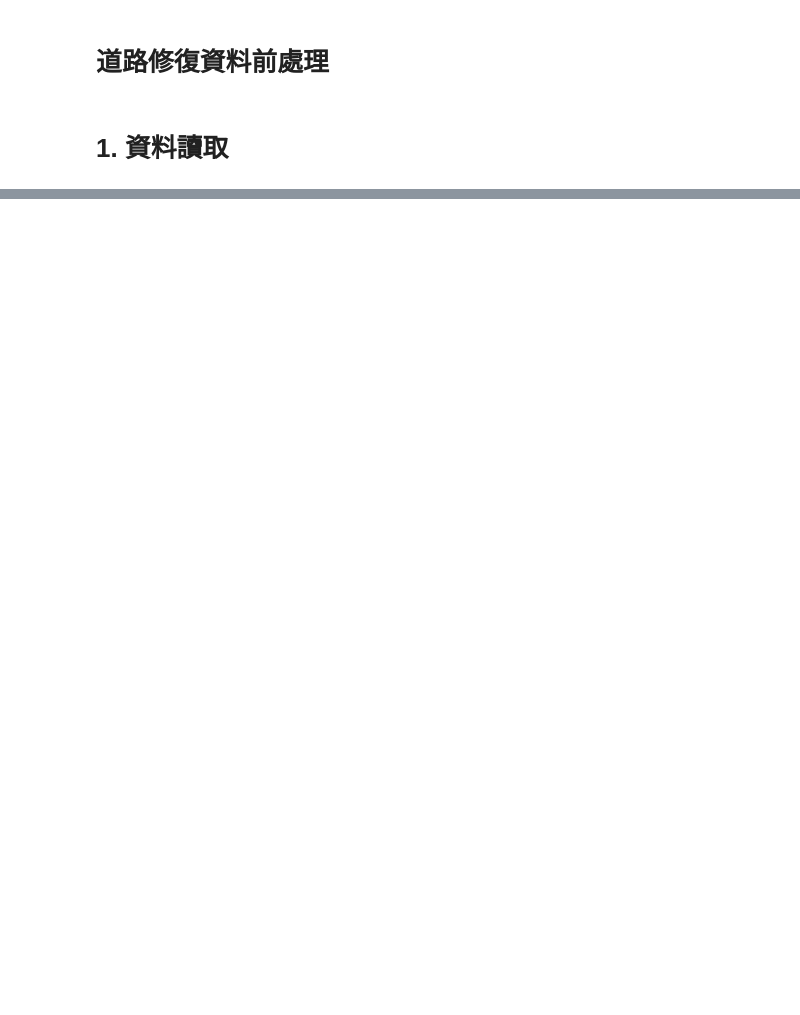
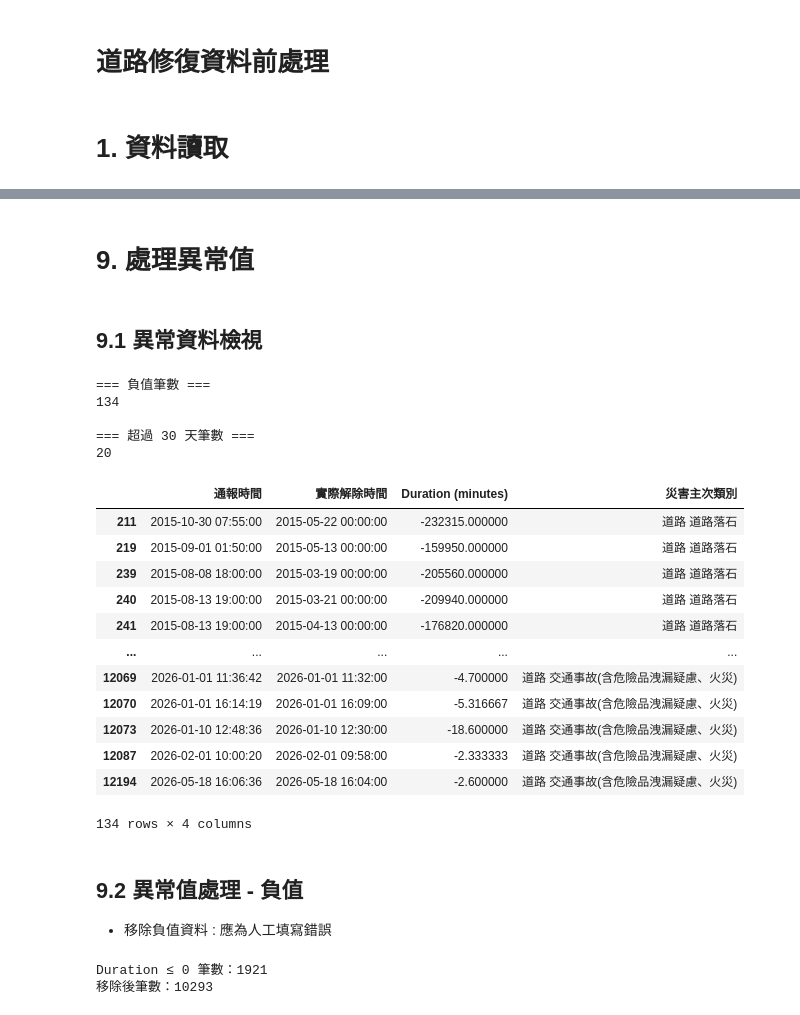
Before and after one commit to jungswork/06_Road_Repar_Time, a Jupyter notebook: 01_road_data_preprocessing.ipynb, the cells around one changed output, grey strips where cells are left out. Saved outputs shown, nothing was run; the diff lists cells and outputs as text; code cells hidden in the pictures; blank space fills up the shorter version.

```diff
--- a/01_road_data_preprocessing.ipynb
+++ b/01_road_data_preprocessing.ipynb
@@ -28,0 +226,48 @@ df_raw.head()
+# %% [markdown]
+# 9. 處理異常值
+# %% [markdown]
+## 9.1 異常資料檢視
+# %%
+# 負值
+print("=== 負值筆數 ===")
+print((df["Duration (minutes)"] < 0).sum())
+
+# 超大值（超過 30 天 = 43,200 分鐘）
+print("\n=== 超過 30 天筆數 ===")
+print((df["Duration (minutes)"] > 43_200).sum())
+
+# 預覽極端值
+df[df["Duration (minutes)"] < 0][["通報時間", "實際解除時間", "Duration (minutes)", "災害主次類別"]]
+# %% [output]
+=== 負值筆數 ===
+134
+
+=== 超過 30 天筆數 ===
+20
+|  | 通報時間 | 實際解除時間 | Duration (minutes) | 災害主次類別 |
+| 211 | 2015-10-30 07:55:00 | 2015-05-22 00:00:00 | -232315.000000 | 道路 道路落石 |
+| 219 | 2015-09-01 01:50:00 | 2015-05-13 00:00:00 | -159950.000000 | 道路 道路落石 |
+| 239 | 2015-08-08 18:00:00 | 2015-03-19 00:00:00 | -205560.000000 | 道路 道路落石 |
+| 240 | 2015-08-13 19:00:00 | 2015-03-21 00:00:00 | -209940.000000 | 道路 道路落石 |
+| 241 | 2015-08-13 19:00:00 | 2015-04-13 00:00:00 | -176820.000000 | 道路 道路落石 |
+| ... | ... | ... | ... | ... |
+| 12069 | 2026-01-01 11:36:42 | 2026-01-01 11:32:00 | -4.700000 | 道路 交通事故(含危險品洩漏疑慮、火災) |
+| 12070 | 2026-01-01 16:14:19 | 2026-01-01 16:09:00 | -5.316667 | 道路 交通事故(含危險品洩漏疑慮、火災) |
+| 12073 | 2026-01-10 12:48:36 | 2026-01-10 12:30:00 | -18.600000 | 道路 交通事故(含危險品洩漏疑慮、火災) |
+| 12087 | 2026-02-01 10:00:20 | 2026-02-01 09:58:00 | -2.333333 | 道路 交通事故(含危險品洩漏疑慮、火災) |
+| 12194 | 2026-05-18 16:06:36 | 2026-05-18 16:04:00 | -2.600000 | 道路 交通事故(含危險品洩漏疑慮、火災) |
+134 rows × 4 columns
+# %% [markdown]
+## 9.2 異常值處理 - 負值
+
+* 移除負值資料 : 應為人工填寫錯誤
+# %%
+# 移除 Duration ≤ 0
+neg_count = (df["Duration (minutes)"] <= 0).sum()
+print(f"Duration ≤ 0 筆數：{neg_count}")
+
+df = df[df["Duration (minutes)"] > 0].reset_index(drop=True)
+print(f"移除後筆數：{len(df)}")
+# %% [output]
+Duration ≤ 0 筆數：1921
+移除後筆數：10293
```
Also changed, not shown: parts of 23 cells of this notebook.
